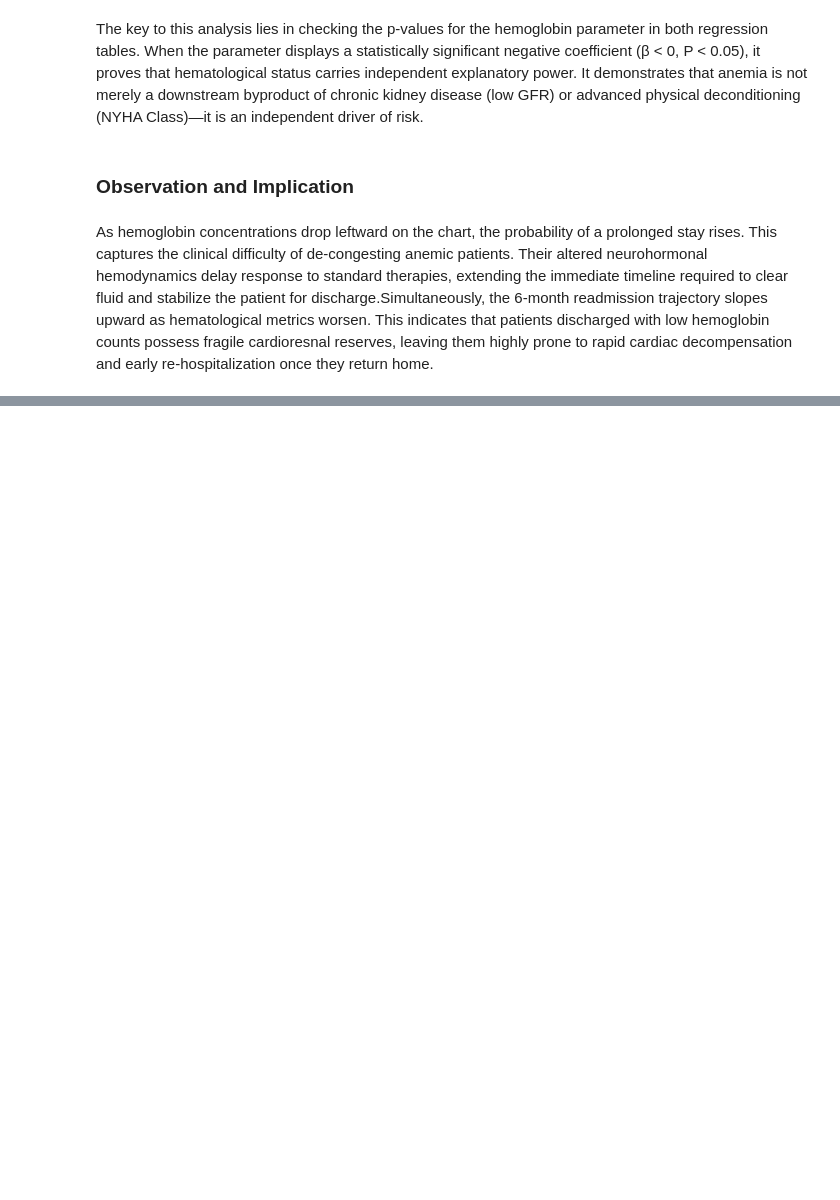
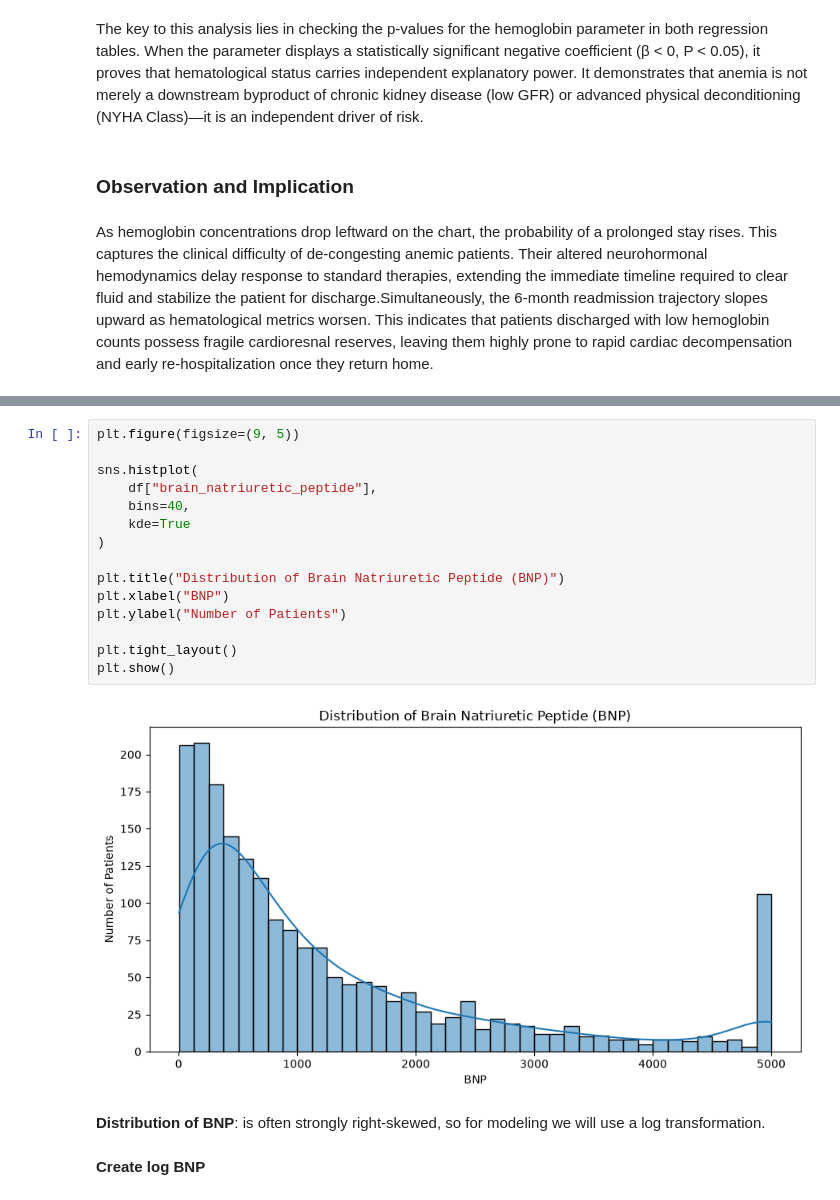
Before and after one commit to shraddhaparakh/Team11_PyInsights_Python-Hackathon-_SEP2026, a Jupyter notebook: Prescriptive Analysis_Shraddha (1).ipynb, the cells around one changed output, grey strips where cells are left out. Saved outputs shown, nothing was run; the diff lists cells and outputs as text; blank space fills up the shorter version.

```diff
--- a/Prescriptive Analysis_Shraddha (1).ipynb
+++ b/Prescriptive Analysis_Shraddha (1).ipynb
@@ -1571,0 +1774,21 @@ As hemoglobin concentrations drop leftward on the chart, the probability of a pr
+# %%
+plt.figure(figsize=(9, 5))
+
+sns.histplot(
+    df["brain_natriuretic_peptide"],
+    bins=40,
+    kde=True
+)
+
+plt.title("Distribution of Brain Natriuretic Peptide (BNP)")
+plt.xlabel("BNP")
+plt.ylabel("Number of Patients")
+
+plt.tight_layout()
+plt.show()
+# %% [output]
+[figure, added]
+# %% [markdown]
+**Distribution of BNP**: is often strongly right-skewed, so for modeling we will use a log transformation.
+# %% [markdown]
+**Create log BNP**
```
Also changed, not shown: parts of 131 cells of this notebook.
